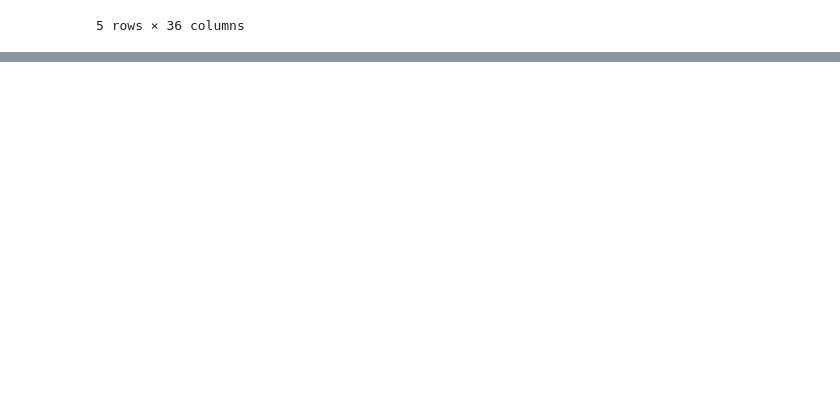
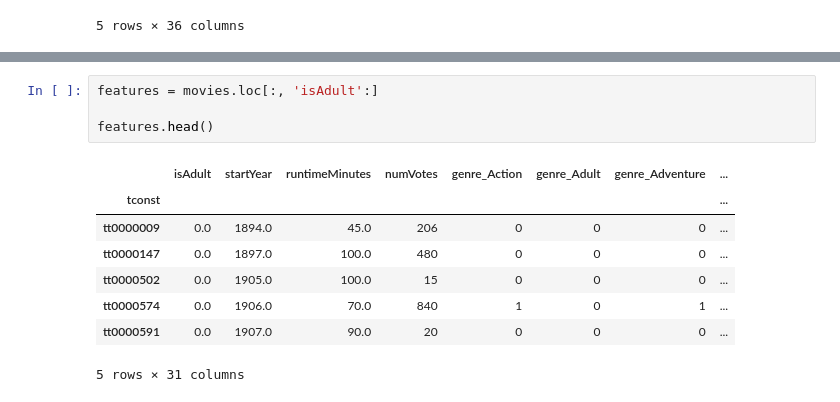
Before and after one commit to jyok117/imdb-movie-rating-prediction, a Jupyter notebook: imdb_movie_rating_prediction.ipynb, the cells around one changed output, grey strips where cells are left out. Cells and saved outputs as stored; diff of their text form; blank space fills up the shorter version.

```diff
--- a/imdb_movie_rating_prediction.ipynb
+++ b/imdb_movie_rating_prediction.ipynb
@@ -460,0 +504,13 @@ movies.head()
+# %%
+features = movies.loc[:, 'isAdult':]
+
+features.head()
+# %% [output]
+|  | isAdult | startYear | runtimeMinutes | numVotes | genre_Action | genre_Adult | genre_Adventure | ... |
+| tconst |  |  |  |  |  |  |  | ... |
+| tt0000009 | 0.0 | 1894.0 | 45.0 | 206 | 0 | 0 | 0 | ... |
+| tt0000147 | 0.0 | 1897.0 | 100.0 | 480 | 0 | 0 | 0 | ... |
+| tt0000502 | 0.0 | 1905.0 | 100.0 | 15 | 0 | 0 | 0 | ... |
+| tt0000574 | 0.0 | 1906.0 | 70.0 | 840 | 1 | 0 | 1 | ... |
+| tt0000591 | 0.0 | 1907.0 | 90.0 | 20 | 0 | 0 | 0 | ... |
+5 rows × 31 columns
```
Also changed, not shown: parts of 34 cells of this notebook.
